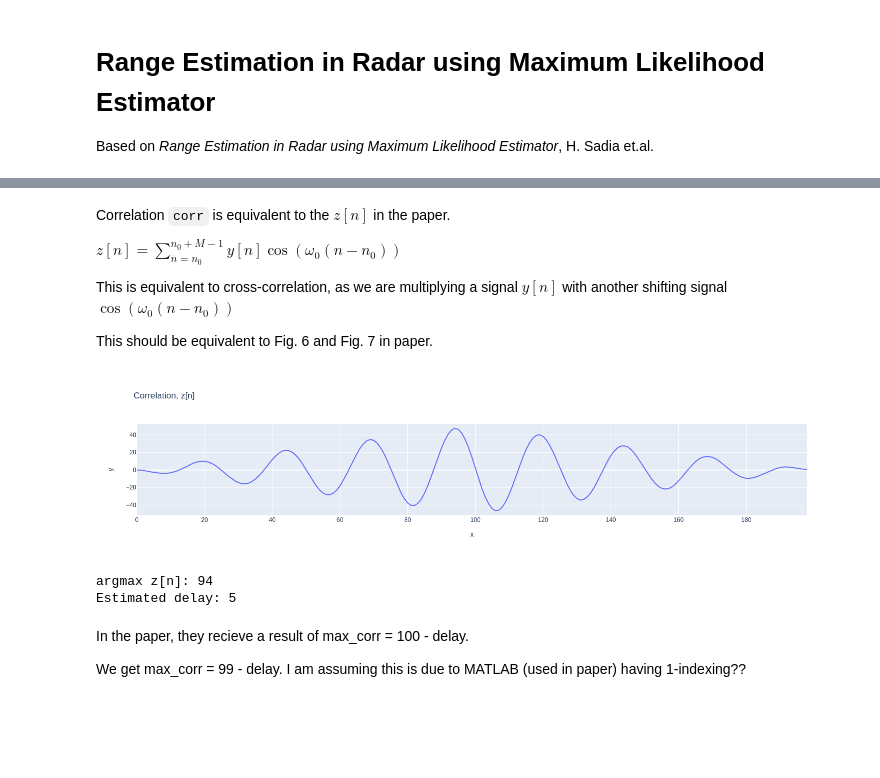
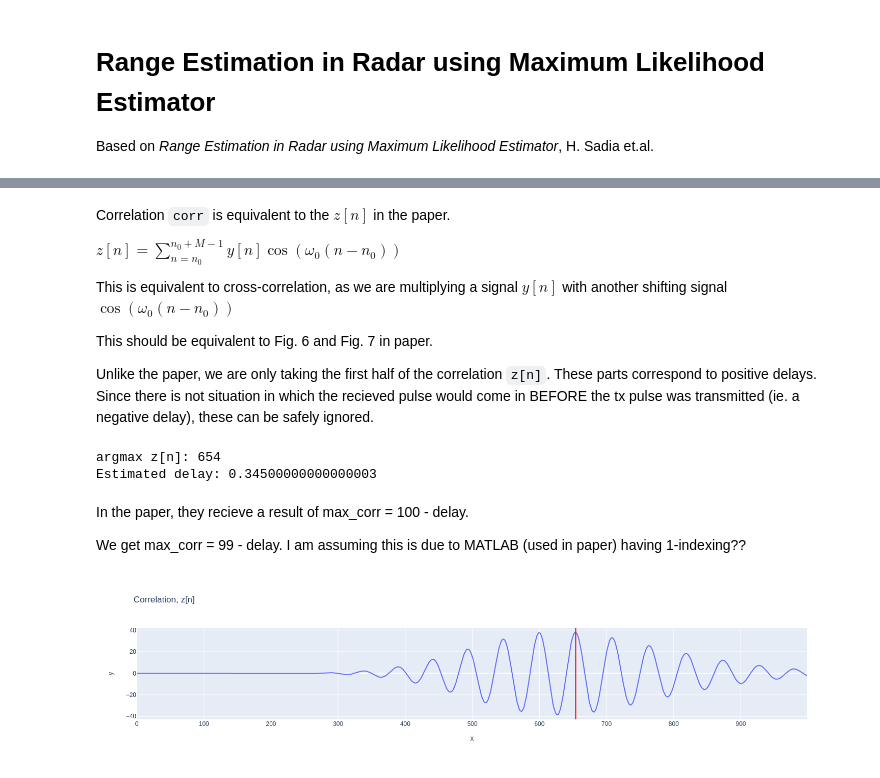
Before and after one commit to lprib/enel420-mle, a Jupyter notebook: radar.ipynb, the cells around one changed output, grey strips where cells are left out. Saved outputs shown, nothing was run; the diff lists cells and outputs as text; code cells hidden in the pictures; blank space fills up the shorter version.

```diff
--- a/radar.ipynb
+++ b/radar.ipynb
@@ -41,5 +55,5 @@ fig.show()
 # %%
-corr = np.correlate(x, y_awgn, mode="full")
+corr = np.correlate(x, y_awgn, mode="full")[:num_samples]
 corr_t = np.arange(len(corr))
 # %% [markdown]
 Correlation `corr` is equivalent to the $z[n]$ in the paper.
@@ -49,19 +63,22 @@ $z[n] = \sum_{n=n_0}^{n_0+M-1} y[n]\cos(\omega_0(n-n_0))$
 This is equivalent to cross-correlation, as we are multiplying a signal $y[n]$ with another shifting signal $\cos(\omega_0(n-n_0))$
 
 This should be equivalent to Fig. 6 and Fig. 7 in paper.
+
+Unlike the paper, we are only taking the first half of the correlation `z[n]`. These parts correspond to positive delays. Since there is not situation in which the recieved pulse would come in BEFORE the tx pulse was transmitted (ie. a negative delay), these can be safely ignored.
-# %%
-fig = px.line(x=corr_t, y=corr, title="Correlation, z[n]")
-fig.show()
-# %% [output]
-[figure, old version]
 # %%
 max_corr = np.argmax(corr)
 print("argmax z[n]:", max_corr)
-print("Estimated delay:", 99 - max_corr)
+print("Estimated delay:", t_noshift[999 - max_corr])
 # %% [output]
-argmax z[n]: 94
-Estimated delay: 5
+argmax z[n]: 654
+Estimated delay: 0.34500000000000003
 # %% [markdown]
 In the paper, they recieve a result of max_corr = 100 - delay.
 
 We get max_corr = 99 - delay. I am assuming this is due to MATLAB (used in paper) having 1-indexing??
+# %%
+fig = px.line(x=corr_t, y=corr, title="Correlation, z[n]")
+fig.add_vline(x=max_corr, line_color="red")
+fig.show()
+# %% [output]
+[figure, new version]
```
Also changed, not shown: parts of 11 cells of this notebook.
